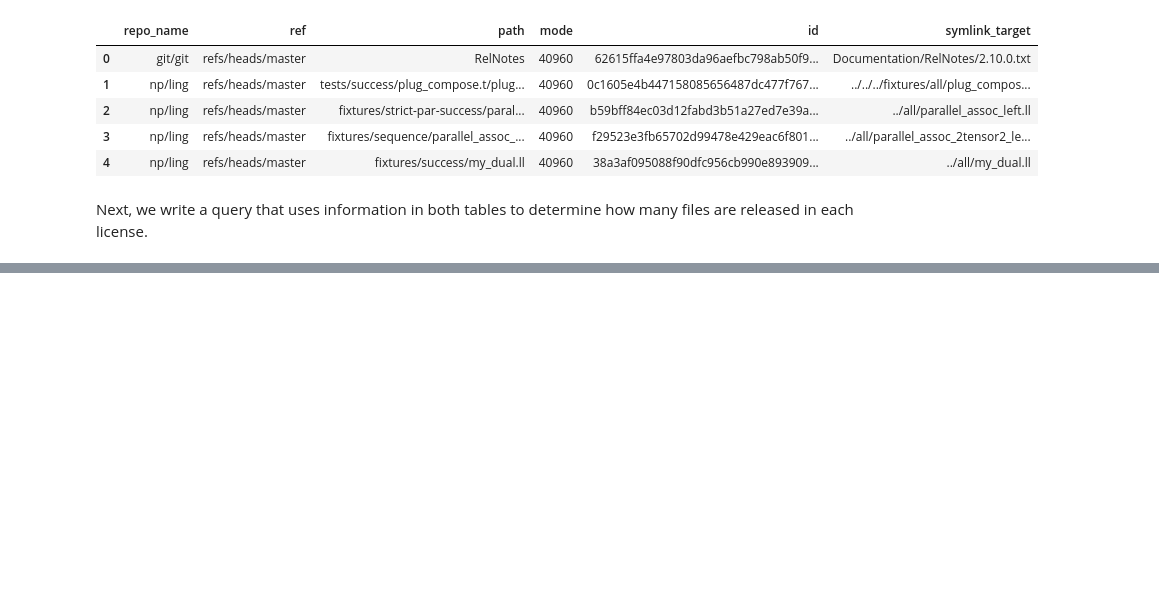
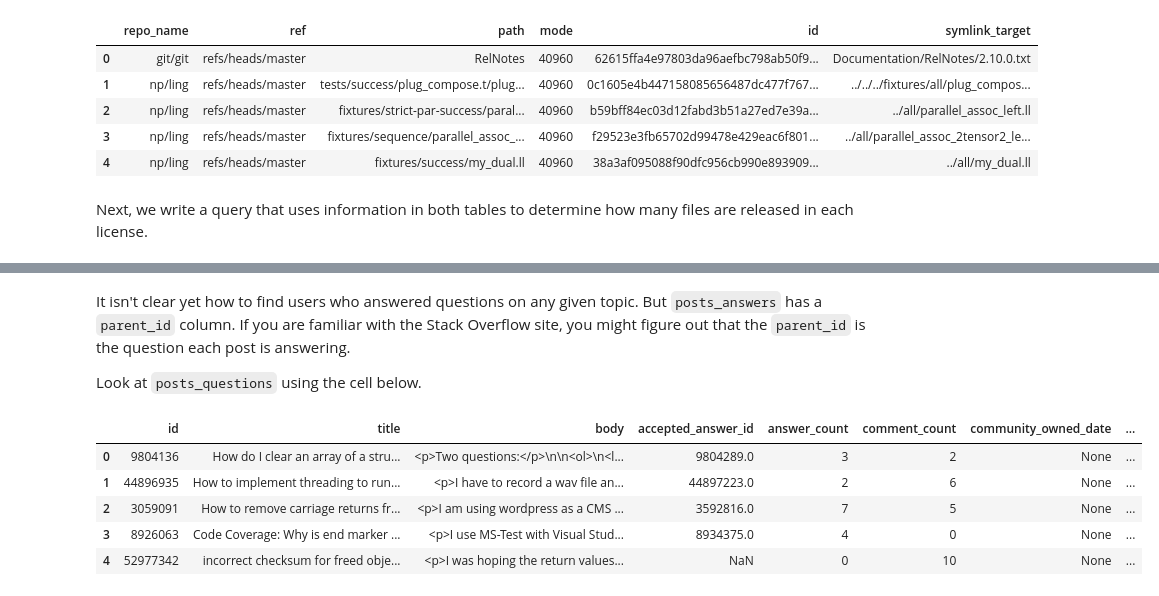
Before and after one commit to LooseDaMoose/KaggleIntro2SQL, a Jupyter notebook: 6_JoiningData.ipynb, the cells around one changed output, grey strips where cells are left out. Drawn from its saved outputs; the diff is of its cells as text; code cells hidden in the pictures; blank space fills up the shorter version.

```diff
--- a/6_JoiningData.ipynb
+++ b/6_JoiningData.ipynb
@@ -144,0 +160,11 @@ It was a big query, but it gave us a nice table summarizing how many files have
+# %%
+from google.cloud import bigquery
+
+# client
+client = bigquery.Client()
+
+# db ref
+db_ref = client.dataset("stackoverflow", project = "bigquery-public-data")
+
+# API call
+db = client.get_dataset(db_ref)
@@ -144,0 +215,19 @@ It was a big query, but it gave us a nice table summarizing how many files have
+# %% [markdown]
+It isn't clear yet how to find users who answered questions on any given topic. But `posts_answers` has a `parent_id` column. If you are familiar with the Stack Overflow site, you might figure out that the `parent_id` is the question each post is answering.
+
+Look at `posts_questions` using the cell below.
+# %%
+# tb ref
+tb_ref = db.table("posts_questions")
+# tb
+tb = client.get_table(tb_ref)
+
+# look at first five rows
+client.list_rows(tb, max_results = 5).to_dataframe()
+# %% [output]
+|  | id | title | body | accepted_answer_id | answer_count | comment_count | community_owned_date | ... |
+| 0 | 9804136 | How do I clear an array of a stru... | <p>Two questions:</p>\n\n<ol>\n<l... | 9804289.0 | 3 | 2 | None | ... |
+| 1 | 44896935 | How to implement threading to run... | <p>I have to record a wav file an... | 44897223.0 | 2 | 6 | None | ... |
+| 2 | 3059091 | How to remove carriage returns fr... | <p>I am using wordpress as a CMS ... | 3592816.0 | 7 | 5 | None | ... |
+| 3 | 8926063 | Code Coverage: Why is end marker ... | <p>I use MS-Test with Visual Stud... | 8934375.0 | 4 | 0 | None | ... |
+| 4 | 52977342 | incorrect checksum for freed obje... | <p>I was hoping the return values... | NaN | 0 | 10 | None | ... |
```
Also changed, not shown: parts of 18 cells of this notebook.
